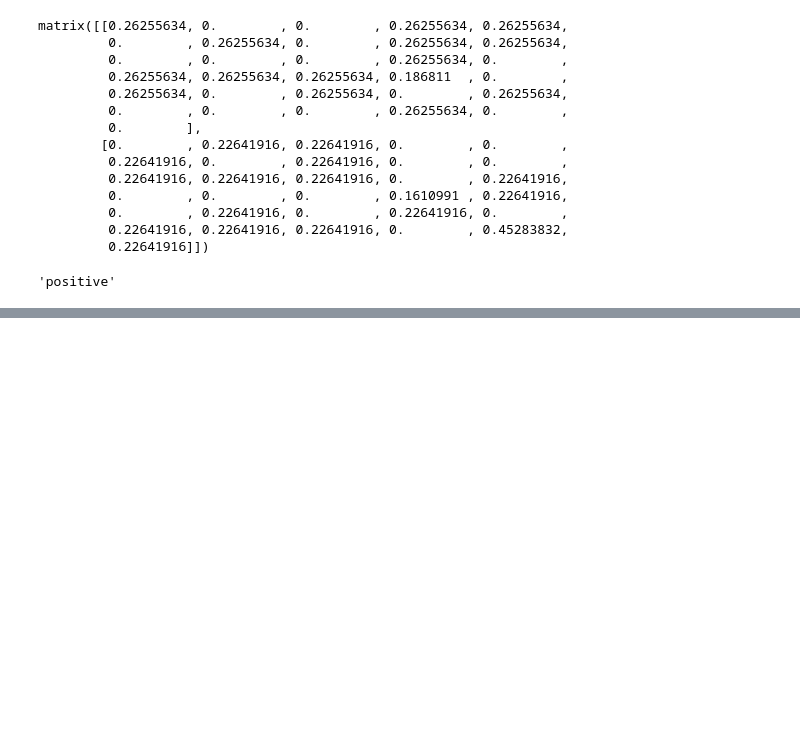
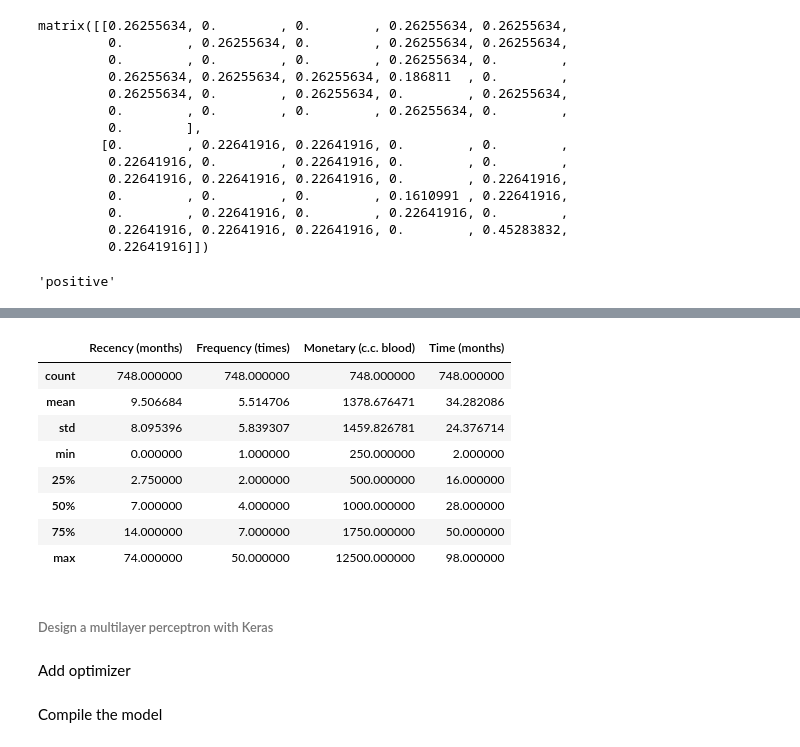
Before and after one commit to yuriimchg/Machine-Learning-sandbox, a Jupyter notebook: text_classification/basics_of_tokenization.ipynb, the cells around one changed output, grey strips where cells are left out. Cells and saved outputs as stored; diff of their text form; code cells hidden in the pictures; blank space fills up the shorter version.

```diff
--- a/text_classification/basics_of_tokenization.ipynb
+++ b/text_classification/basics_of_tokenization.ipynb
@@ -174,0 +244,14 @@ model.classify('Dont watch it')
+# %%
+X.describe()
+# %% [output]
+|  | Recency (months) | Frequency (times) | Monetary (c.c. blood) | Time (months) |
+| count | 748.000000 | 748.000000 | 748.000000 | 748.000000 |
+| mean | 9.506684 | 5.514706 | 1378.676471 | 34.282086 |
+| std | 8.095396 | 5.839307 | 1459.826781 | 24.376714 |
+| min | 0.000000 | 1.000000 | 250.000000 | 2.000000 |
+| 25% | 2.750000 | 2.000000 | 500.000000 | 16.000000 |
+| 50% | 7.000000 | 4.000000 | 1000.000000 | 28.000000 |
+| 75% | 14.000000 | 7.000000 | 1750.000000 | 50.000000 |
+| max | 74.000000 | 50.000000 | 12500.000000 | 98.000000 |
+# %% [markdown]
+###### Design a multilayer perceptron with Keras
@@ -174,0 +264,2 @@ model.classify('Dont watch it')
+# %% [markdown]
+Add optimizer
@@ -174,0 +268,2 @@ model.classify('Dont watch it')
+# %% [markdown]
+Compile the model
```
Also changed, not shown: parts of 19 cells of this notebook.
